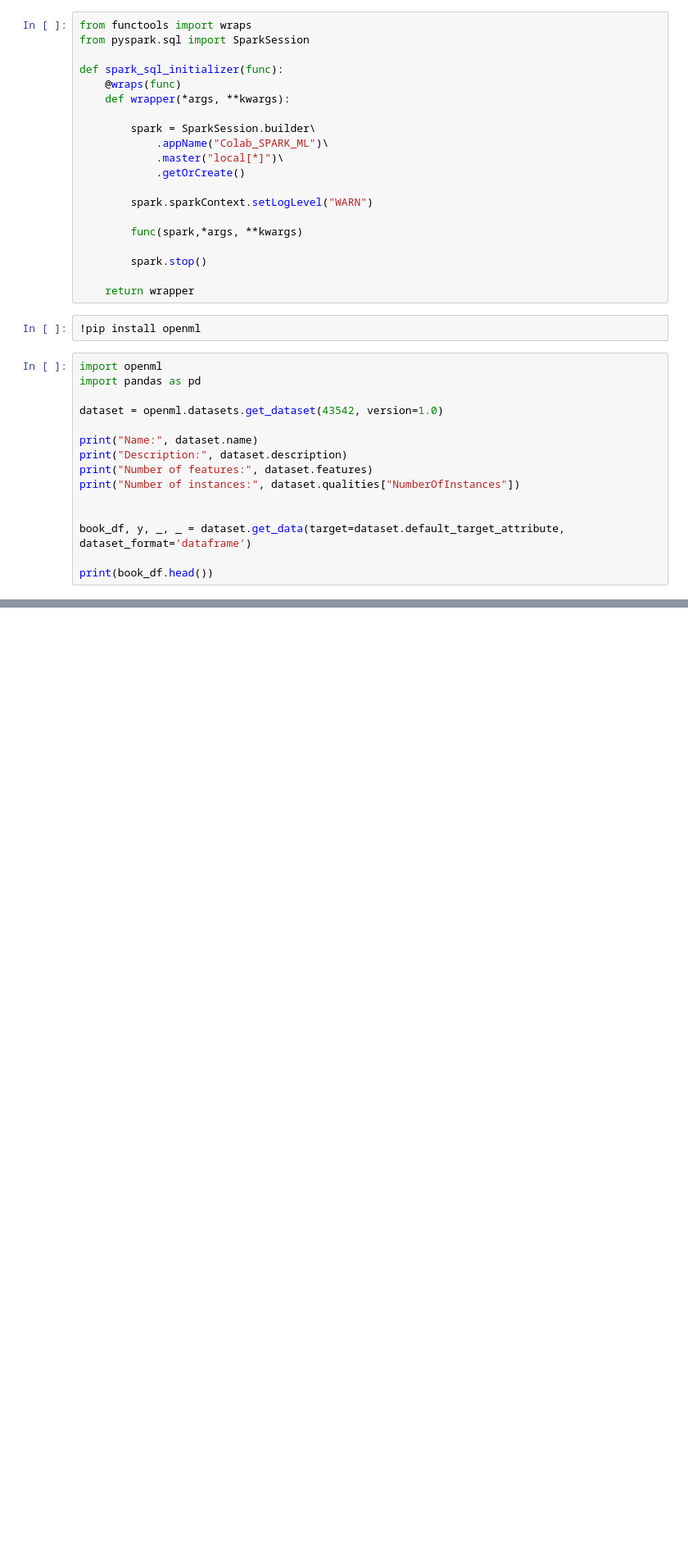
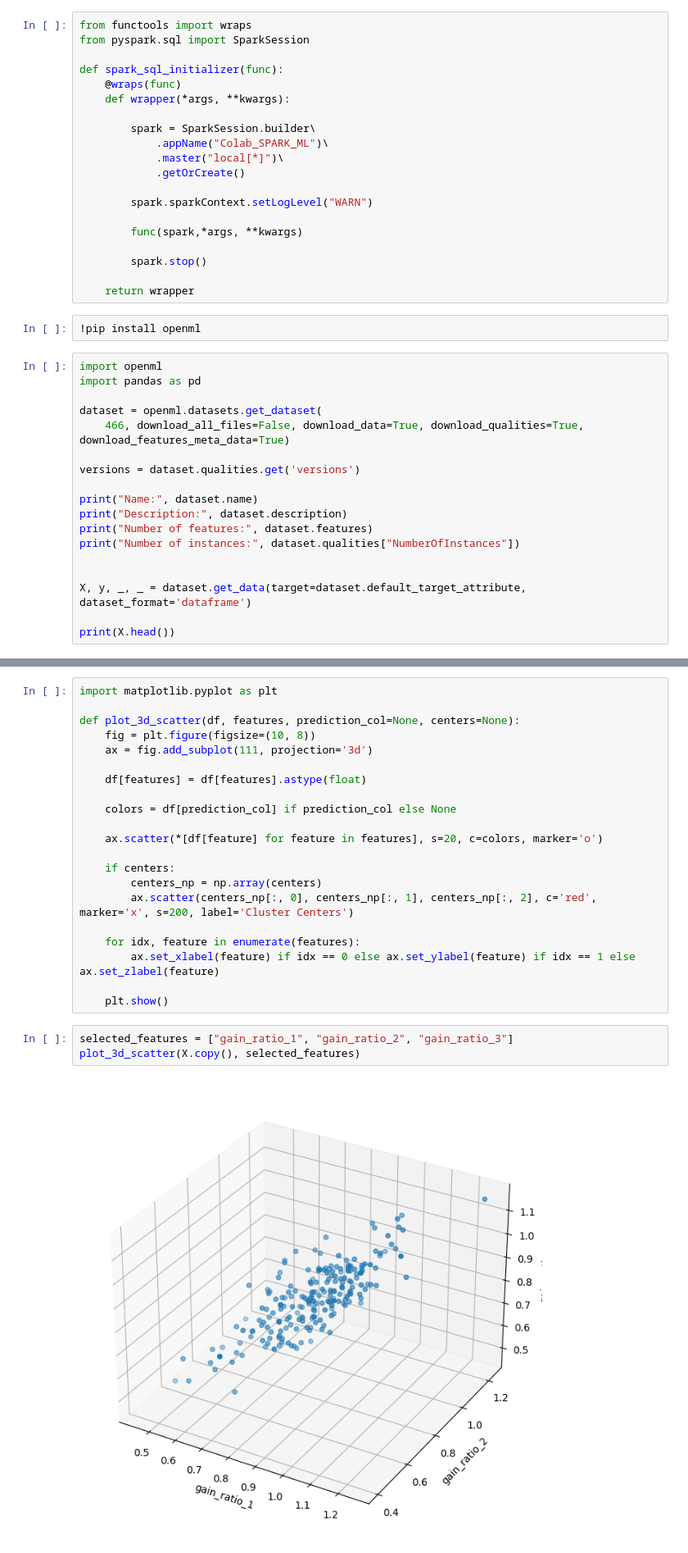
Before and after one commit to lab-jianghao/spark_ml_sample, a Jupyter notebook: 09_kmeans_clustering.ipynb, the cells around one changed output, grey strips where cells are left out. Shown at 82% size. Drawn from its saved outputs; the diff is of its cells as text; blank space fills up the shorter version.

```diff
--- a/09_kmeans_clustering.ipynb
+++ b/09_kmeans_clustering.ipynb
@@ -49,7 +37,10 @@ def spark_sql_initializer(func):
 import openml
 import pandas as pd
 
-dataset = openml.datasets.get_dataset(43542, version=1.0)
+dataset = openml.datasets.get_dataset(
+    466, download_all_files=False, download_data=True, download_qualities=True, download_features_meta_data=True)
+
+versions = dataset.qualities.get('versions')
 
 print("Name:", dataset.name)
 print("Description:", dataset.description)
@@ -57,7 +48,7 @@ print("Number of features:", dataset.features)
 print("Number of instances:", dataset.qualities["NumberOfInstances"])
 
 
-book_df, y, _, _ = dataset.get_data(target=dataset.default_target_attribute, dataset_format='dataframe')
+X, y, _, _ = dataset.get_data(target=dataset.default_target_attribute, dataset_format='dataframe')
 
-print(book_df.head())
+print(X.head())
 # %% [output]
@@ -105,3 +72,29 @@ plt.show()
+# %%
+import matplotlib.pyplot as plt
+
+def plot_3d_scatter(df, features, prediction_col=None, centers=None):
+    fig = plt.figure(figsize=(10, 8))
+    ax = fig.add_subplot(111, projection='3d')
+
+    df[features] = df[features].astype(float)
+
+    colors = df[prediction_col] if prediction_col else None
+
+    ax.scatter(*[df[feature] for feature in features], s=20, c=colors, marker='o')
+
+    if centers:
+        centers_np = np.array(centers)
+        ax.scatter(centers_np[:, 0], centers_np[:, 1], centers_np[:, 2], c='red', marker='x', s=200, label='Cluster Centers')
+
+    for idx, feature in enumerate(features):
+        ax.set_xlabel(feature) if idx == 0 else ax.set_ylabel(feature) if idx == 1 else ax.set_zlabel(feature)
+
+    plt.show()
+# %%
+selected_features = ["gain_ratio_1", "gain_ratio_2", "gain_ratio_3"]
+plot_3d_scatter(X.copy(), selected_features)
+# %% [output]
+[figure, added]
 # %%
 from pyspark.ml import Pipeline
 
```
Also changed, not shown: parts of 10 cells of this notebook.
